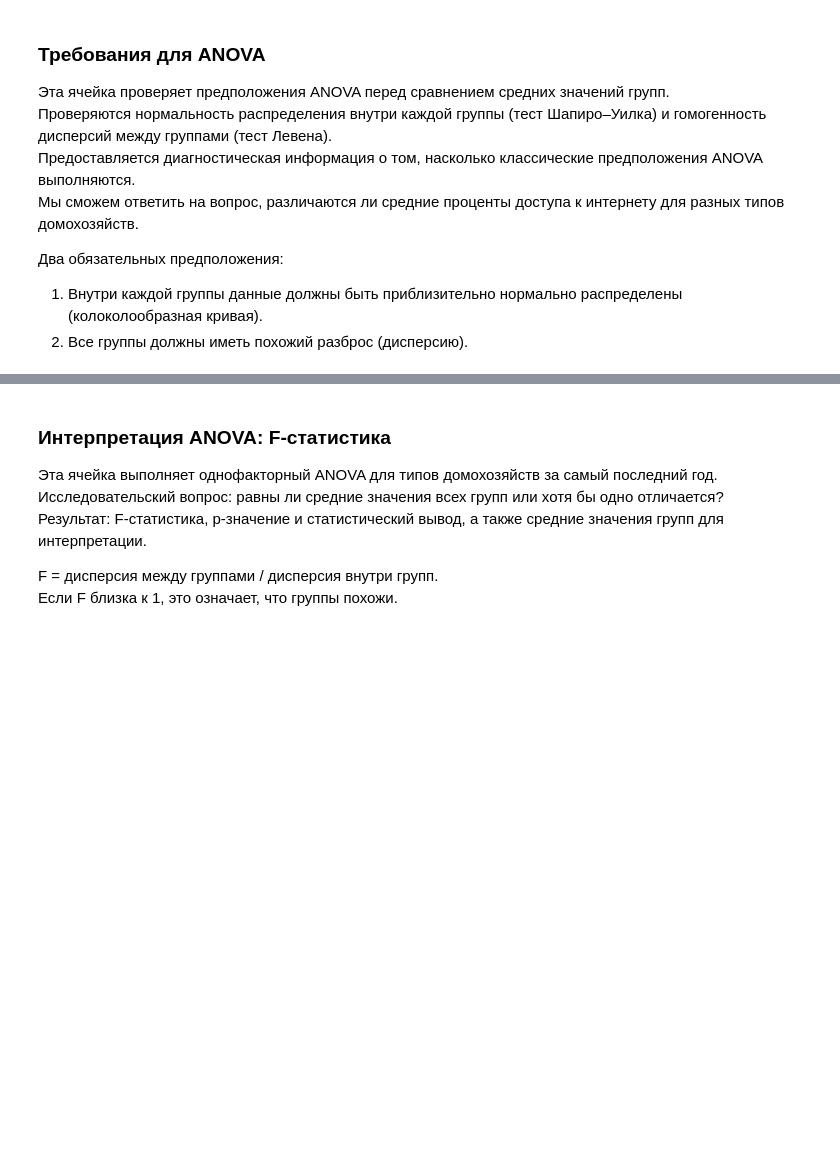
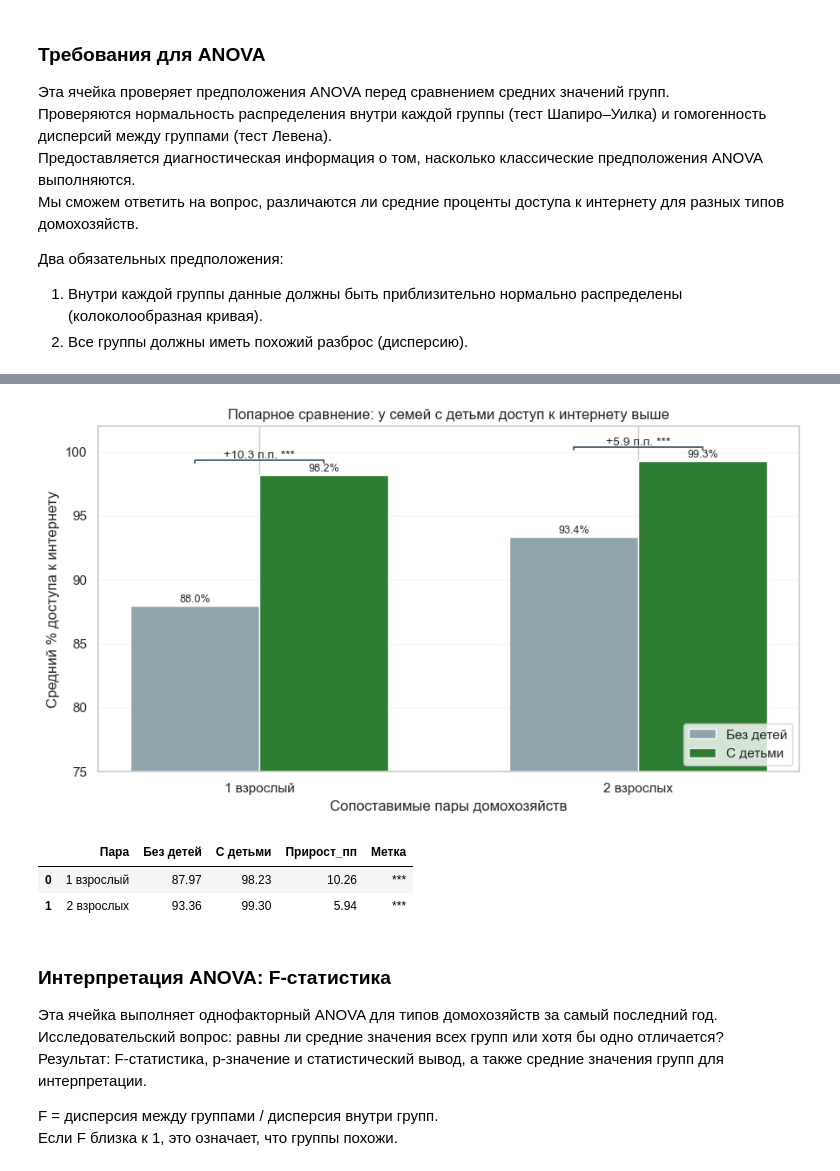
Before and after one commit to slendchat/MStAD, a Jupyter notebook: ind01.ipynb, the cells around one changed output, grey strips where cells are left out. Cells and saved outputs as stored; diff of their text form; code cells hidden in the pictures; blank space fills up the shorter version.

```diff
--- a/ind01.ipynb
+++ b/ind01.ipynb
@@ -826,3 +909,79 @@ Levene: stat=12.7731, p-value=4.71728e-09
+# %%
+# Понятный график попарного сравнения: "без детей" vs "с детьми"
+
+pairs = [
+    ("Single person", "Single person with dependent children", "1 взрослый"),
+    ("Two adults", "Two adults with dependent children", "2 взрослых"),
+]
+
+rows = []
+for g_no, g_yes, pair_name in pairs:
+    x_no = df_latest.loc[df_latest["household_type"] == g_no, "internet_access_pct"].to_numpy()
+    x_yes = df_latest.loc[df_latest["household_type"] == g_yes, "internet_access_pct"].to_numpy()
+
+    mean_no = x_no.mean()
+    mean_yes = x_yes.mean()
+    diff = mean_yes - mean_no  # прирост у группы с детьми
+
+    # Welch t-test для пары
+    t_stat, p_raw = stats.ttest_ind(x_yes, x_no, equal_var=False)
+
+    rows.append({
+        "Пара": pair_name,
+        "Без детей": mean_no,
+        "С детьми": mean_yes,
+        "Прирост_пп": diff,
+        "p_raw": p_raw
+    })
+
+pair_df = pd.DataFrame(rows)
+
+# Holm-коррекция (2 сравнения)
+rej, p_adj, _, _ = multipletests(pair_df["p_raw"], method="holm")
+pair_df["p_adj"] = p_adj
+pair_df["sig"] = rej
+
+def stars(p):
+    if p < 0.001: return "***"
+    if p < 0.01: return "**"
+    if p < 0.05: return "*"
+    return "ns"
+
+pair_df["Метка"] = pair_df["p_adj"].apply(stars)
+
+# График
+x = np.arange(len(pair_df))
+w = 0.34
+
+plt.figure(figsize=(9, 5))
+bars_no = plt.bar(x - w/2, pair_df["Без детей"], width=w, color="#90a4ae", label="Без детей")
+bars_yes = plt.bar(x + w/2, pair_df["С детьми"], width=w, color="#2e7d32", label="С детьми")
+
+# Подписи и разница в п.п.
+for i, r in pair_df.iterrows():
+    plt.text(i - w/2, r["Без детей"] + 0.25, f'{r["Без детей"]:.1f}%', ha="center", fontsize=9)
+    plt.text(i + w/2, r["С детьми"] + 0.25, f'{r["С детьми"]:.1f}%', ha="center", fontsize=9)
+
+    y = max(r["Без детей"], r["С детьми"]) + 1.1
+    plt.plot([i - w/2, i - w/2, i + w/2, i + w/2], [y-0.2, y, y, y-0.2], color="#455a64", lw=1.3)
+    plt.text(i, y + 0.15, f'+{r["Прирост_пп"]:.1f} п.п. {r["Метка"]}', ha="center", fontsize=10)
+
+plt.xticks(x, pair_df["Пара"])
+plt.ylabel("Средний % доступа к интернету")
+plt.xlabel("Сопоставимые пары домохозяйств")
+plt.title("Попарное сравнение: у семей с детьми доступ к интернету выше")
+plt.ylim(75, 102)
+plt.grid(axis="y", alpha=0.2)
+plt.legend(loc="lower right")
+plt.tight_layout()
+plt.show()
+
+display(pair_df[["Пара", "Без детей", "С детьми", "Прирост_пп", "Метка"]].round(2))
+# %% [output]
+[figure, added]
+|  | Пара | Без детей | С детьми | Прирост_пп | Метка |
+| 0 | 1 взрослый | 87.97 | 98.23 | 10.26 | *** |
+| 1 | 2 взрослых | 93.36 | 99.30 | 5.94 | *** |
 # %% [markdown]
 ### Интерпретация ANOVA: F-статистика
 Эта ячейка выполняет однофакторный ANOVA для типов домохозяйств за самый последний год.
```
Also changed, not shown: parts of 9 cells of this notebook, 1 other file.
